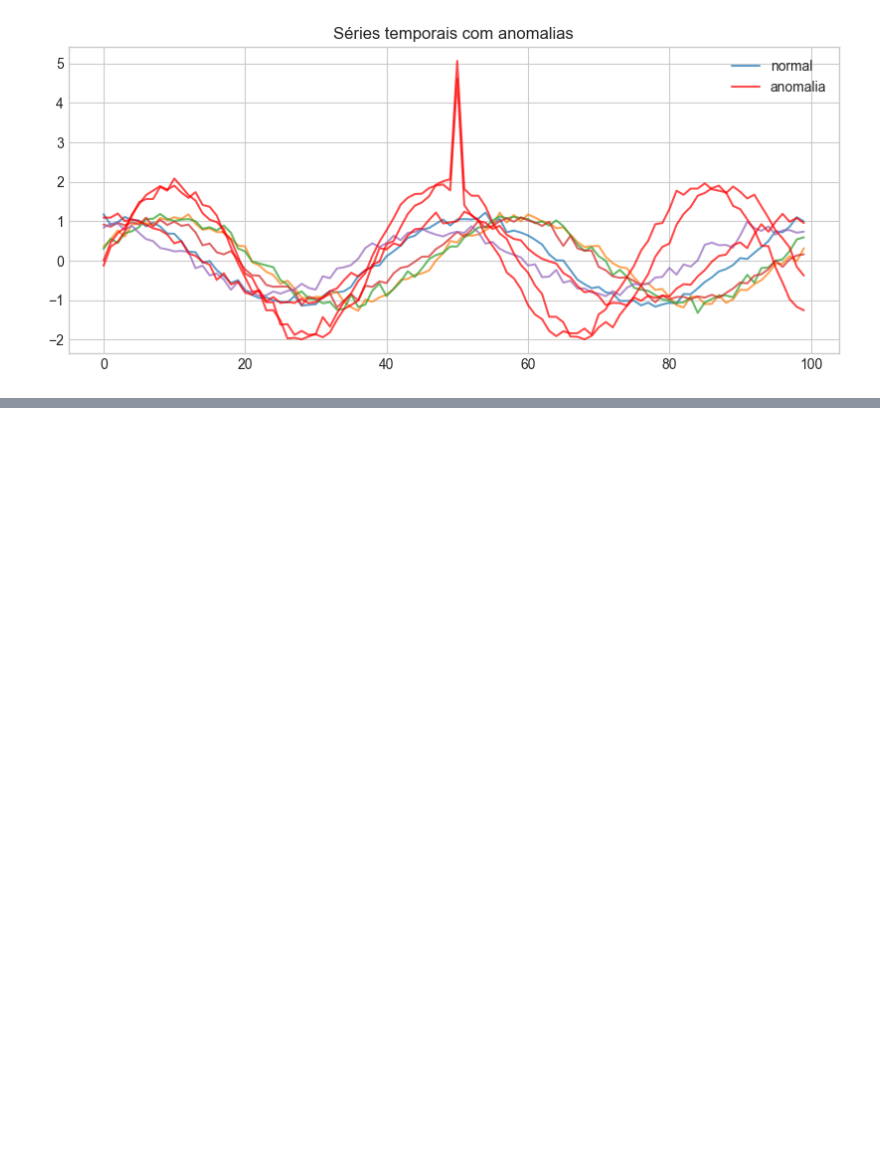
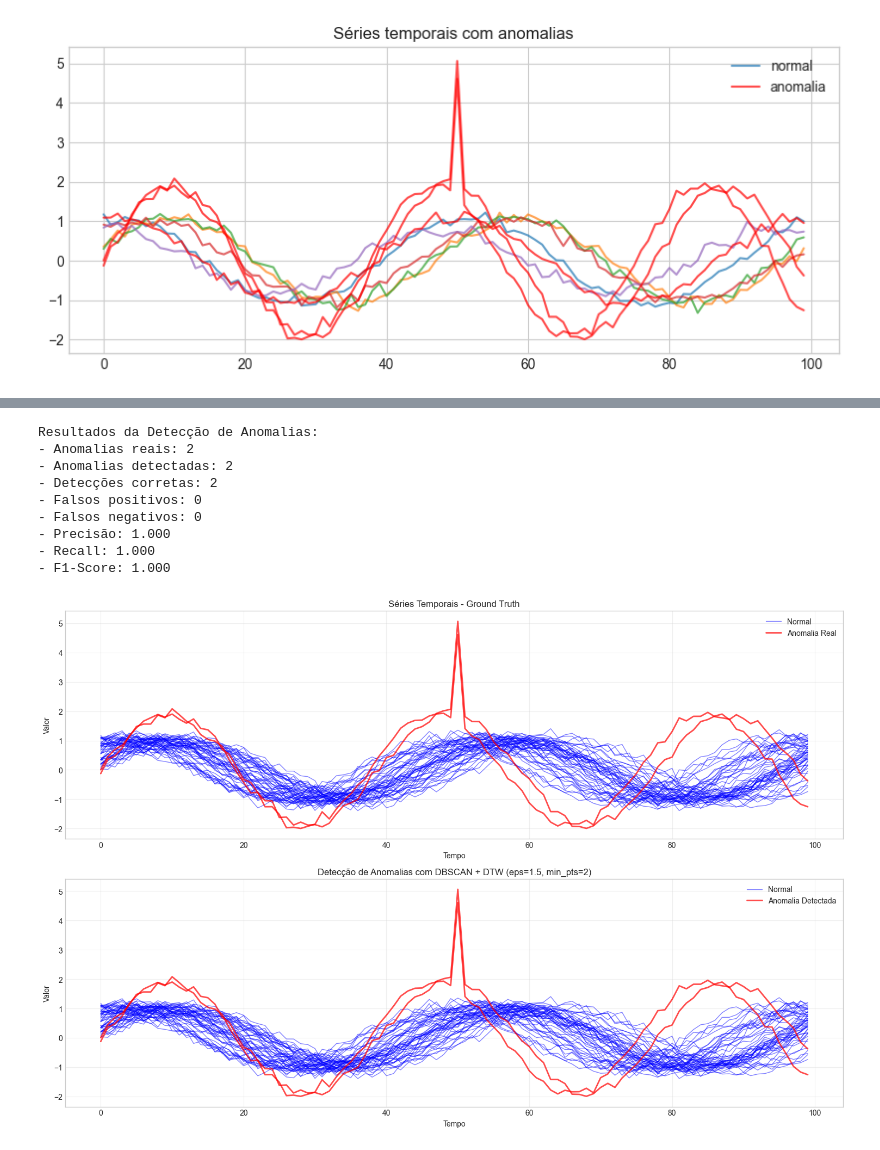
Before and after one commit to gilcesarf/unsupervised-learning, a Jupyter notebook: 04 - DBSCAN.ipynb, the cells around one changed output, grey strips where cells are left out. Saved outputs shown, nothing was run; the diff lists cells and outputs as text; code cells hidden in the pictures; blank space fills up the shorter version.

```diff
--- a/04 - DBSCAN.ipynb
+++ b/04 - DBSCAN.ipynb
@@ -592,0 +1277,72 @@ plt.show()
+# %%
+# 4. Plotar todas as séries com cores para normais e anomalias detectadas
+best_eps_dtw, best_min_pts_dtw = best_params_dtw
+dbscan_dtw_best = DBSCANDTW(eps=best_eps_dtw, min_pts=best_min_pts_dtw)
+labels_dtw_best = dbscan_dtw_best.fit_predict(X_series)
+
+# Análise dos resultados
+true_anomalies = np.sum(y_series == -1)
+detected_anomalies = np.sum(labels_dtw_best == -1)
+correct_detections = np.sum((labels_dtw_best == -1) & (y_series == -1))
+false_positives = np.sum((labels_dtw_best == -1) & (y_series != -1))
+false_negatives = np.sum((labels_dtw_best != -1) & (y_series == -1))
+
+print(f"\nResultados da Detecção de Anomalias:")
+print(f"- Anomalias reais: {true_anomalies}")
+print(f"- Anomalias detectadas: {detected_anomalies}")
+print(f"- Detecções corretas: {correct_detections}")
+print(f"- Falsos positivos: {false_positives}")
+print(f"- Falsos negativos: {false_negatives}")
+
+if true_anomalies > 0:
+    precision = correct_detections / max(detected_anomalies, 1)
+    recall = correct_detections / true_anomalies
+    f1 = 2 * precision * recall / (precision + recall) if (precision + recall) > 0 else 0
+    print(f"- Precisão: {precision:.3f}")
+    print(f"- Recall: {recall:.3f}")
+    print(f"- F1-Score: {f1:.3f}")
+
+# Plot das séries temporais
+plt.figure(figsize=(15, 10))
+
+# Subplot 1: Ground Truth
+plt.subplot(2, 1, 1)
+for i in range(len(X_series)):
+    if y_series[i] == -1:  # anomalia real
+        plt.plot(X_series[i], color='red', alpha=0.7, linewidth=2, label='Anomalia Real' if i == np.where(y_series == -1)[0][0] else "")
+    else:  # normal
+        plt.plot(X_series[i], color='blue', alpha=0.5, linewidth=1, label='Normal' if i == 0 else "")
+
+plt.title('Séries Temporais - Ground Truth')
+plt.xlabel('Tempo')
+plt.ylabel('Valor')
+plt.legend()
+plt.grid(True, alpha=0.3)
+
+# Subplot 2: Detecção com DBSCAN + DTW
+plt.subplot(2, 1, 2)
+for i in range(len(X_series)):
+    if labels_dtw_best[i] == -1:  # anomalia detectada
+        plt.plot(X_series[i], color='red', alpha=0.7, linewidth=2, label='Anomalia Detectada' if i == np.where(labels_dtw_best == -1)[0][0] else "")
+    else:  # normal
+        plt.plot(X_series[i], color='blue', alpha=0.5, linewidth=1, label='Normal' if i == 0 else "")
+
+plt.title(f'Detecção de Anomalias com DBSCAN + DTW (eps={best_eps_dtw}, min_pts={best_min_pts_dtw})')
+plt.xlabel('Tempo')
+plt.ylabel('Valor')
+plt.legend()
+plt.grid(True, alpha=0.3)
+
+plt.tight_layout()
+plt.show()
+# %% [output]
+Resultados da Detecção de Anomalias:
+- Anomalias reais: 2
+- Anomalias detectadas: 2
+- Detecções corretas: 2
+- Falsos positivos: 0
+- Falsos negativos: 0
+- Precisão: 1.000
+- Recall: 1.000
+- F1-Score: 1.000
+[figure, added]
```
Also changed, not shown: parts of 16 cells of this notebook.
